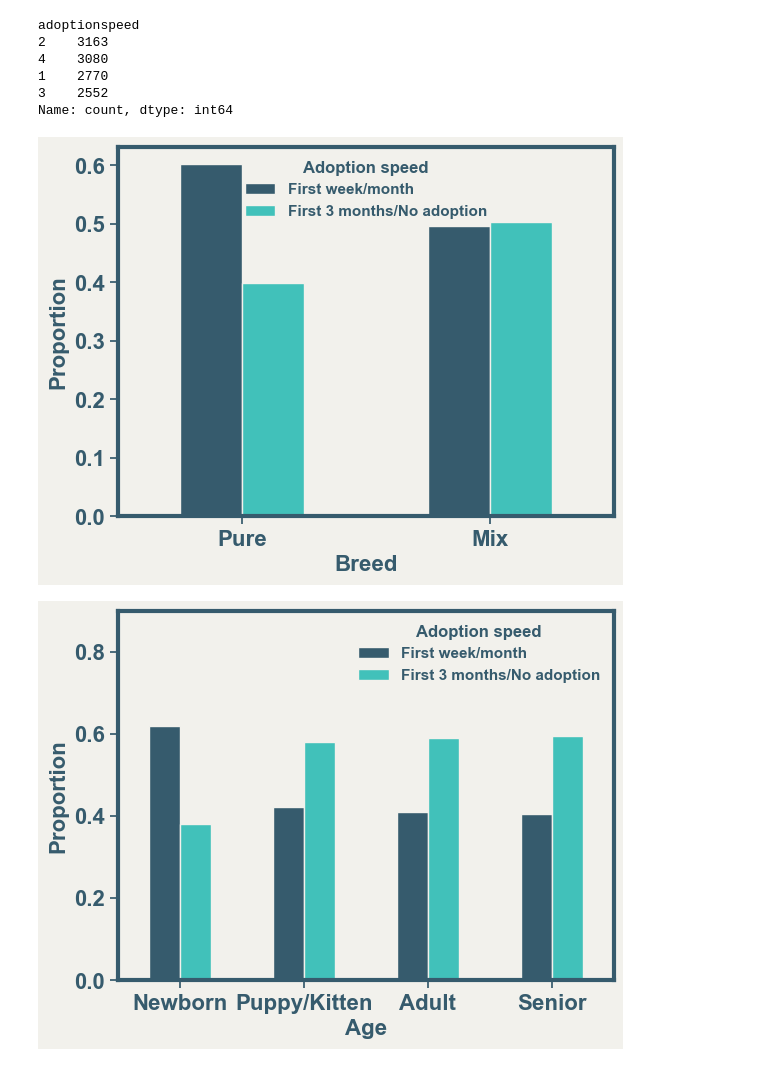
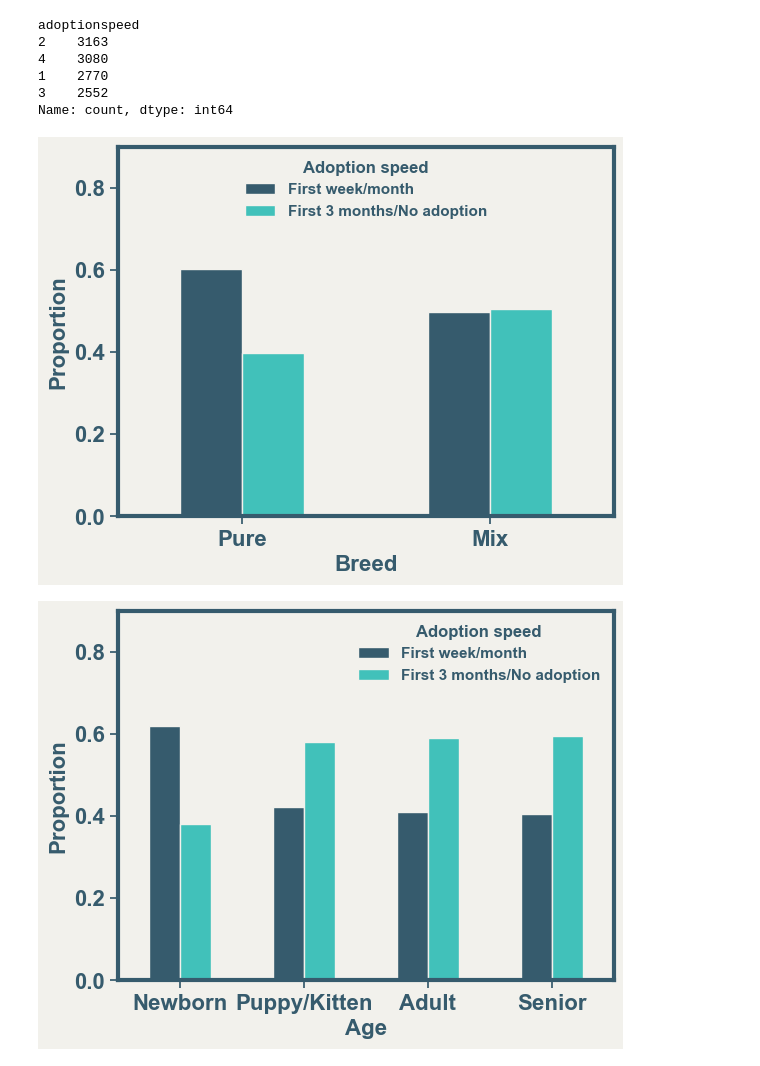
Before and after one commit to LanaCasselmann/ds_capstone_pet_adoptability, a Jupyter notebook: notebooks/breed_eda.ipynb, the cells around one changed output. Cells and saved outputs as stored; diff of their text form; code cells hidden in the pictures.

Commit message:
breed graph

```diff
--- a/notebooks/breed_eda.ipynb
+++ b/notebooks/breed_eda.ipynb
@@ -373,17 +373,18 @@ df_eda_2['adoptionspeed'] = df_eda_2['adoptionspeed'].replace(4, 1)
 # %%
 pd.crosstab(df_eda_2.breed_type,df_eda_2.adoptionspeed,normalize="index").plot.bar(xlabel='Breed', ylabel='Proportion')
 x_labels = ['Pure', 'Mix']
+plt.ylim(0.0, 0.9)
 plt.xticks(ticks=np.linspace(0,1,2),labels=x_labels, rotation = 0)
 ax = plt.gca()
 legend = ax.legend(title="Adoption speed", loc="upper center",frameon=False, labelcolor='#365b6d')
 labellist2 = ["First week/month", "First 3 months/No adoption"]
 for i,label in enumerate(legend.get_texts()):
     #label.set_weight('bold')
     label.set_text(labellist2[i])
 
 plt.savefig('../images/presentation/pure_hybrid_breed.jpg', dpi=1200, bbox_inches='tight')
 # %% [output]
-[figure, old version]
+[figure, new version]
 # %%
 pd.crosstab(df_eda_2.age_bin,df_eda_2.adoptionspeed,normalize="index").plot.bar(xlabel='Age', ylabel='Proportion')
 x_labels = ['Newborn', 'Puppy/Kitten', 'Adult', 'Senior']
```
Also changed, not shown: 1 other file.
